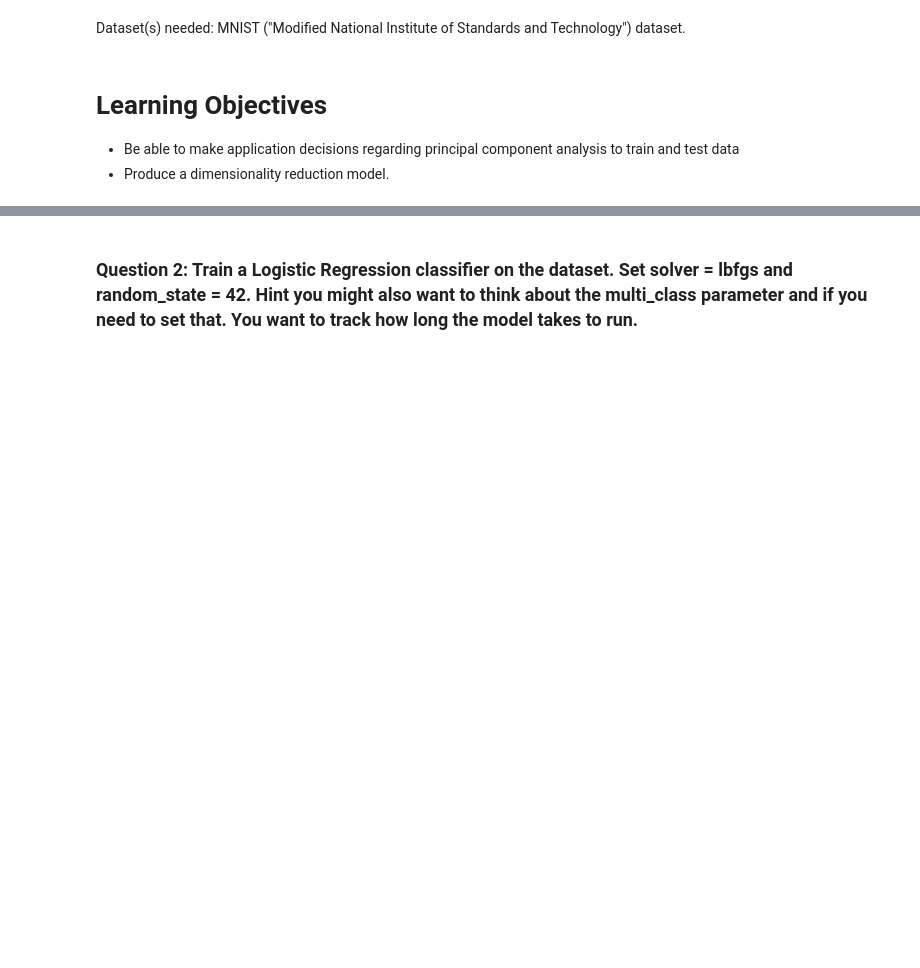
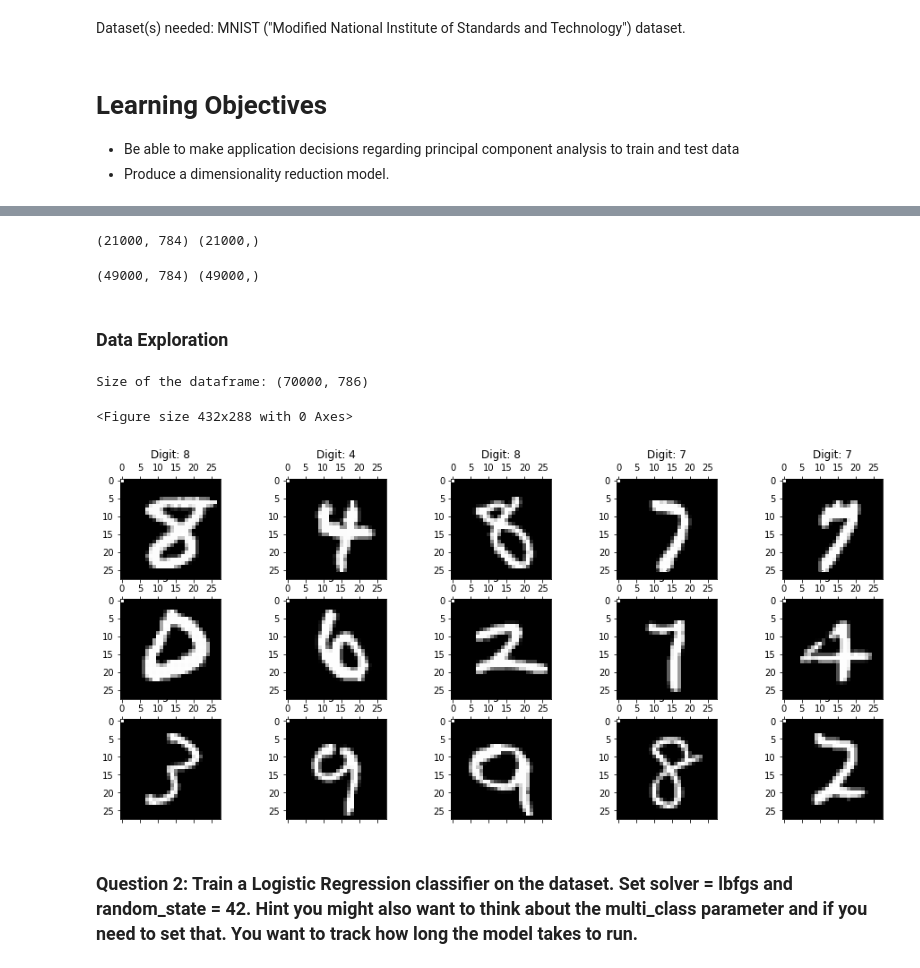
Before and after one commit to rodolfolermacontreras/ML_1_Assignment_10, a Jupyter notebook: ML510-Assignment8-RodolfoLerma.ipynb, the cells around one changed output, grey strips where cells are left out. Saved outputs shown, nothing was run; the diff lists cells and outputs as text; code cells hidden in the pictures; blank space fills up the shorter version.

```diff
--- a/ML510-Assignment8-RodolfoLerma.ipynb
+++ b/ML510-Assignment8-RodolfoLerma.ipynb
@@ -18,0 +21,3 @@ URLError: <urlopen error [Errno 11001] getaddrinfo failed>
+# %%
+X = mnist.data / 255.0
+y = mnist.target
@@ -19 +33,34 @@ URLError: <urlopen error [Errno 11001] getaddrinfo failed>
+# %%
+print(X_test.shape, y_test.shape)
+# %% [output]
+(21000, 784) (21000,)
+# %%
+print(X_train.shape, y_train.shape)
+# %% [output]
+(49000, 784) (49000,)
+# %% [markdown]
+### Data Exploration
+# %%
+feat_cols = [ 'pixel'+str(i) for i in range(X.shape[1]) ]
+df = pd.DataFrame(X,columns=feat_cols)
+df['y'] = y
+df['label'] = df['y'].apply(lambda i: str(i))
+X, y = None, None
+print('Size of the dataframe: {}'.format(df.shape))
+
+# For reproducability of the results
+np.random.seed(42)
+rndperm = np.random.permutation(df.shape[0])
+# %% [output]
+Size of the dataframe: (70000, 786)
+# %%
+plt.gray()
+fig = plt.figure( figsize=(16,7) )
+for i in range(0,15):
+    ax = fig.add_subplot(3,5,i+1, title="Digit: {}".format(str(df.loc[rndperm[i],'label'])) )
+    ax.matshow(df.loc[rndperm[i],feat_cols].values.reshape((28,28)).astype(float))
+plt.show()
+# %% [output]
+<Figure size 432x288 with 0 Axes>
+[figure, added]
 # %%
```
Also changed, not shown: parts of 20 cells of this notebook.
